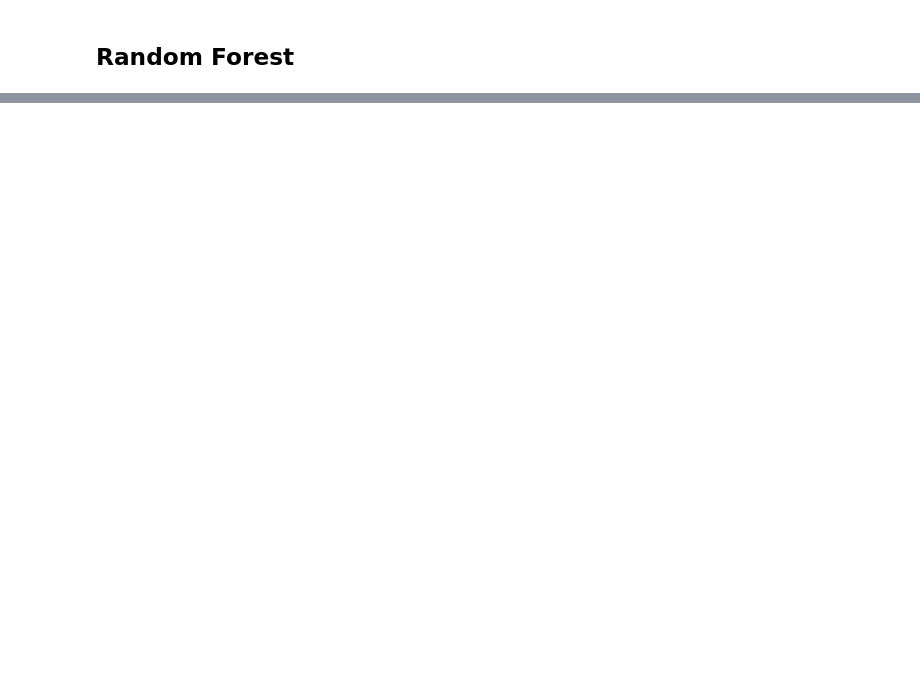
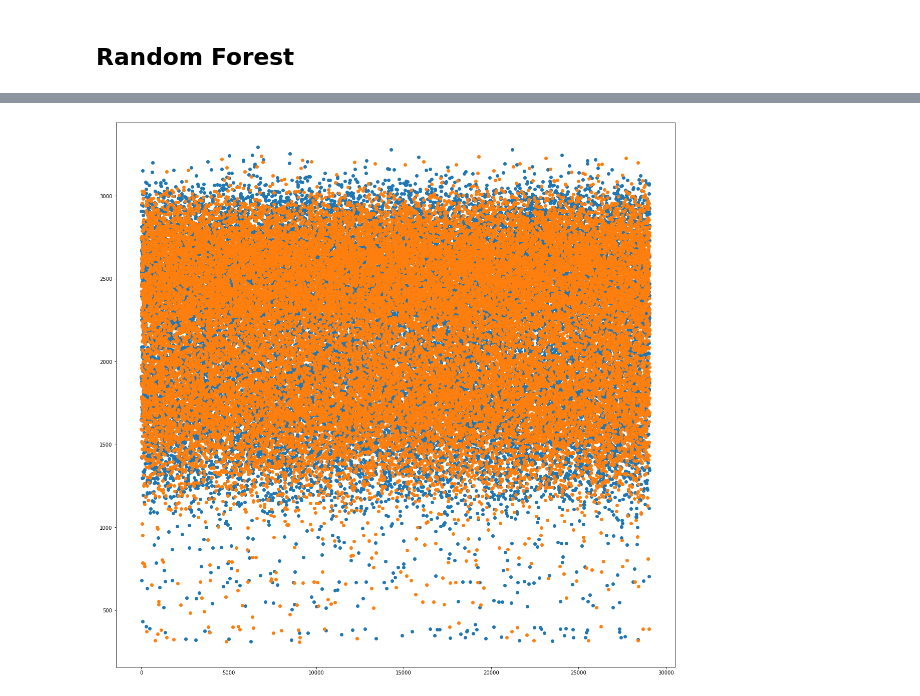
Before and after one commit to Robpennekamp/AppliedMachineLearning, a Jupyter notebook: AML_pipeline_suus.ipynb, the cells around one changed output, grey strips where cells are left out. Drawn from its saved outputs; the diff is of its cells as text; code cells hidden in the pictures; blank space fills up the shorter version.

```diff
--- a/AML_pipeline_suus.ipynb
+++ b/AML_pipeline_suus.ipynb
@@ -203,0 +252,9 @@ result
+# %%
+plt.figure(figsize=(20,20))
+
+plt.scatter(y_axis,Y_test)
+plt.scatter(y_axis,acc_rf)
+
+plt.show()
+# %% [output]
+[figure, added]
```
Also changed, not shown: parts of 10 cells of this notebook.
